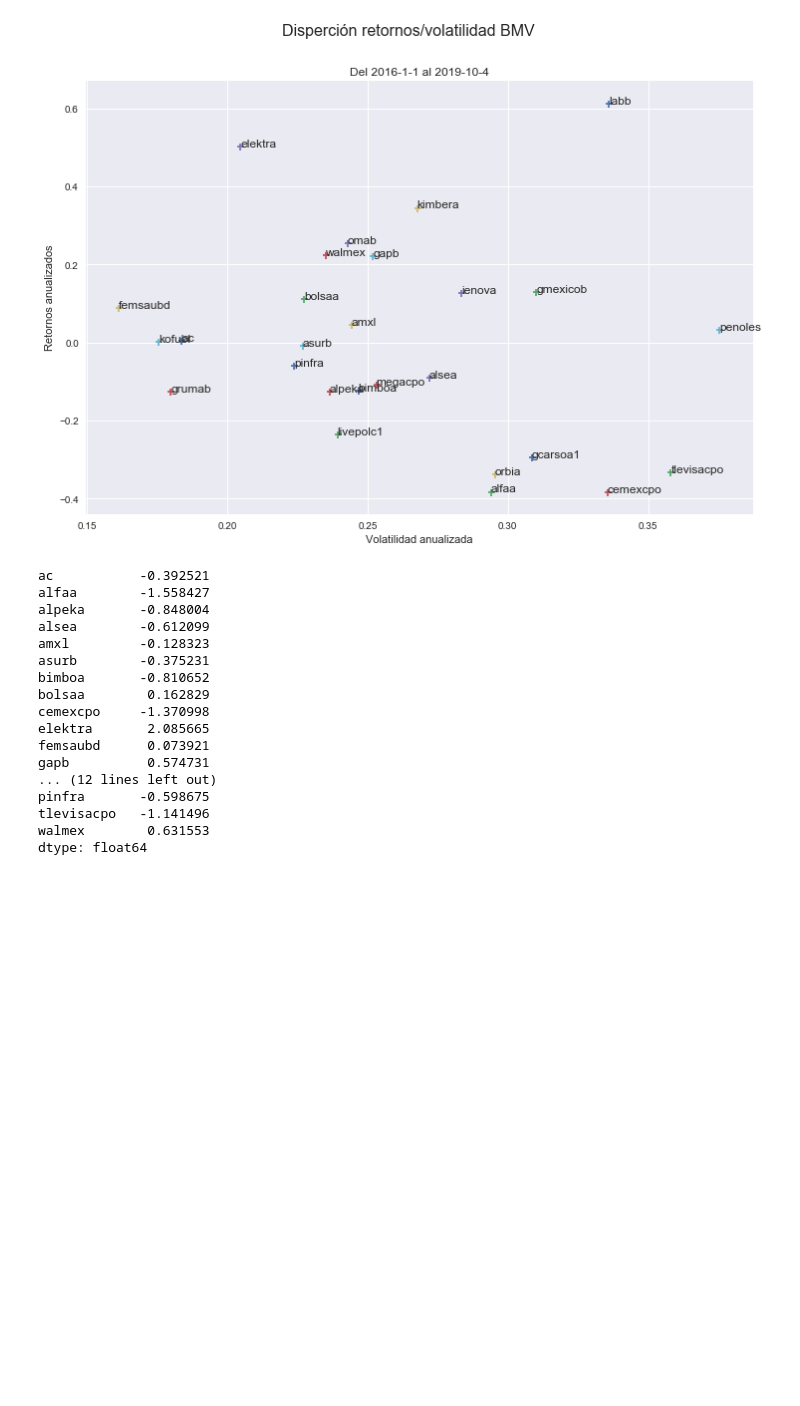
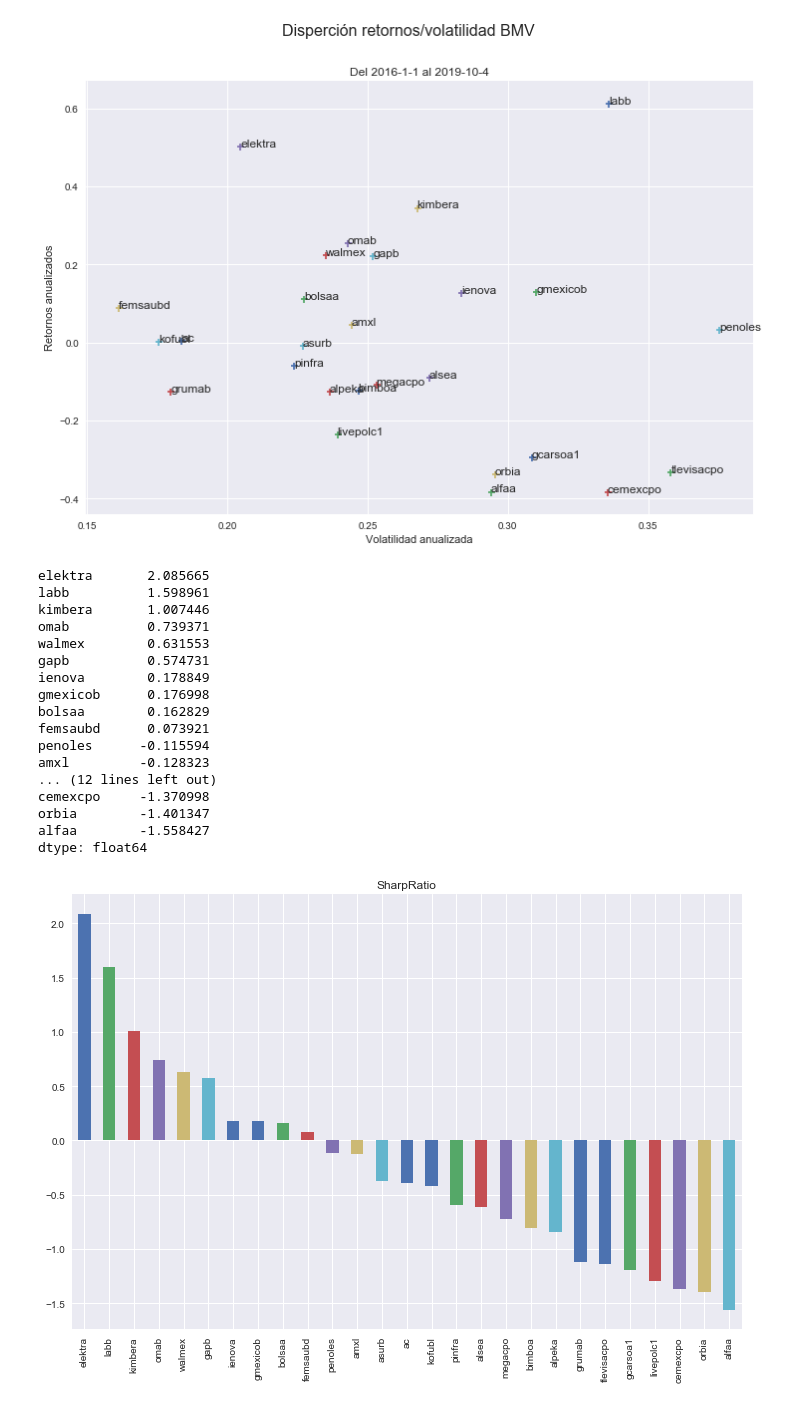
Before and after one commit to carlosdeoncedos/analisisideinversion19, a Jupyter notebook: 12.0PortafolioSimulacionMonteCarlo.ipynb, the cells around one changed output. Cells and saved outputs as stored; diff of their text form; code cells hidden in the pictures; blank space fills up the shorter version.

```diff
--- a/12.0PortafolioSimulacionMonteCarlo.ipynb
+++ b/12.0PortafolioSimulacionMonteCarlo.ipynb
@@ -149,23 +149,30 @@ for accion in acciones:
 rf = 0.0755
 
 sharp_ratio = (serie_retornos_promedio_anual - rf) / serie_sigma_anual
+# %%
+sharp_ratio.sort_values(ascending=False, inplace = True)
 # %%
-sharp_ratio.sort
+sharp_ratio
 # %% [output]
-ac           -0.392521
+elektra       2.085665
+labb          1.598961
+kimbera       1.007446
+omab          0.739371
+walmex        0.631553
+gapb          0.574731
+ienova        0.178849
+gmexicob      0.176998
+bolsaa        0.162829
+femsaubd      0.073921
+penoles      -0.115594
+amxl         -0.128323
+... (12 lines left out)
+cemexcpo     -1.370998
+orbia        -1.401347
 alfaa        -1.558427
-alpeka       -0.848004
-alsea        -0.612099
-amxl         -0.128323
-asurb        -0.375231
-bimboa       -0.810652
-bolsaa        0.162829
-cemexcpo     -1.370998
-elektra       2.085665
-femsaubd      0.073921
-gapb          0.574731
-... (12 lines left out)
-pinfra       -0.598675
-tlevisacpo   -1.141496
-walmex        0.631553
 dtype: float64
+# %%
+sharp_ratio.plot(kind = 'bar', figsize = (12,8),
+                 title = 'SharpRatio');
+# %% [output]
+[figure, added]
```
Also changed, not shown: parts of 11 cells of this notebook.
